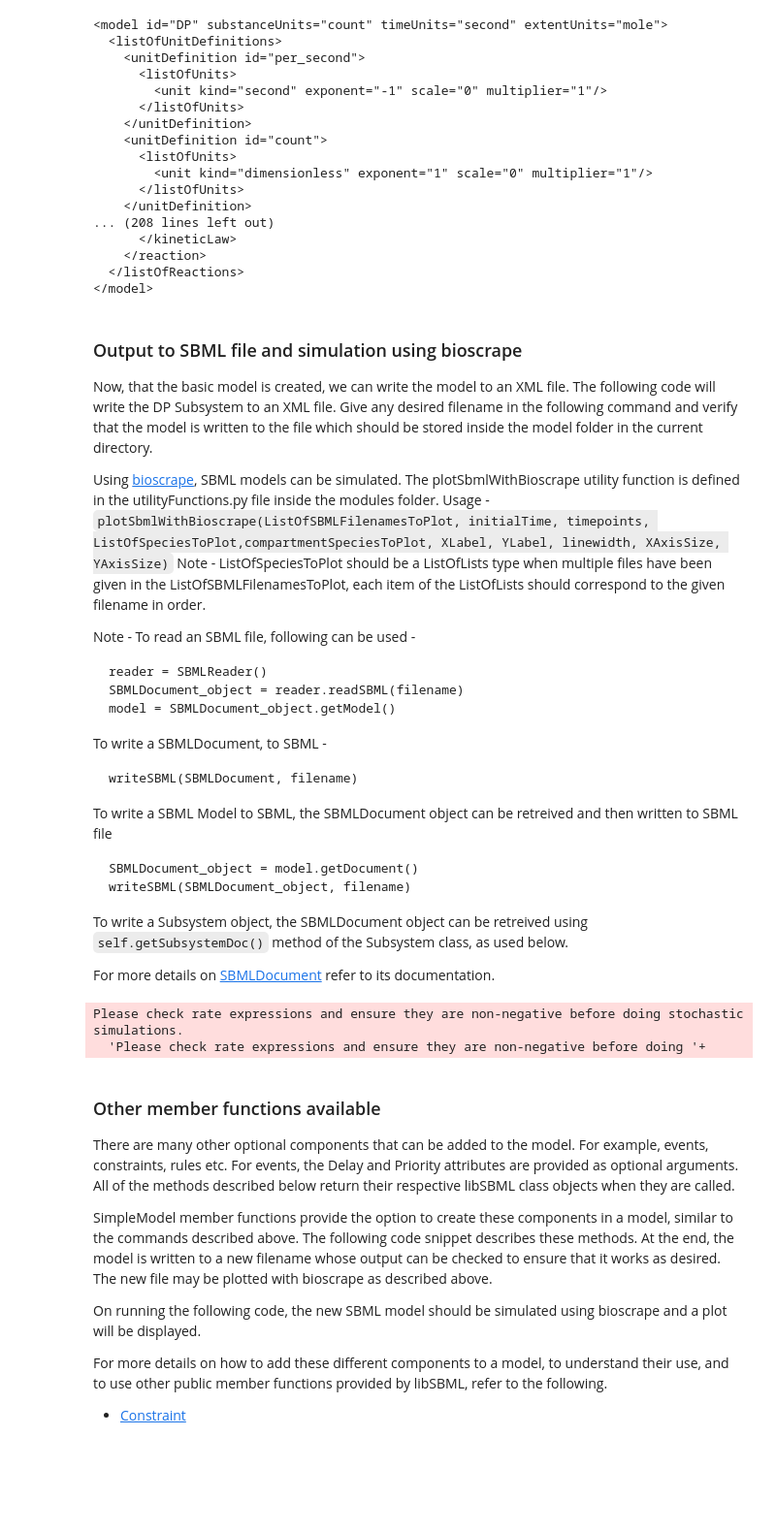
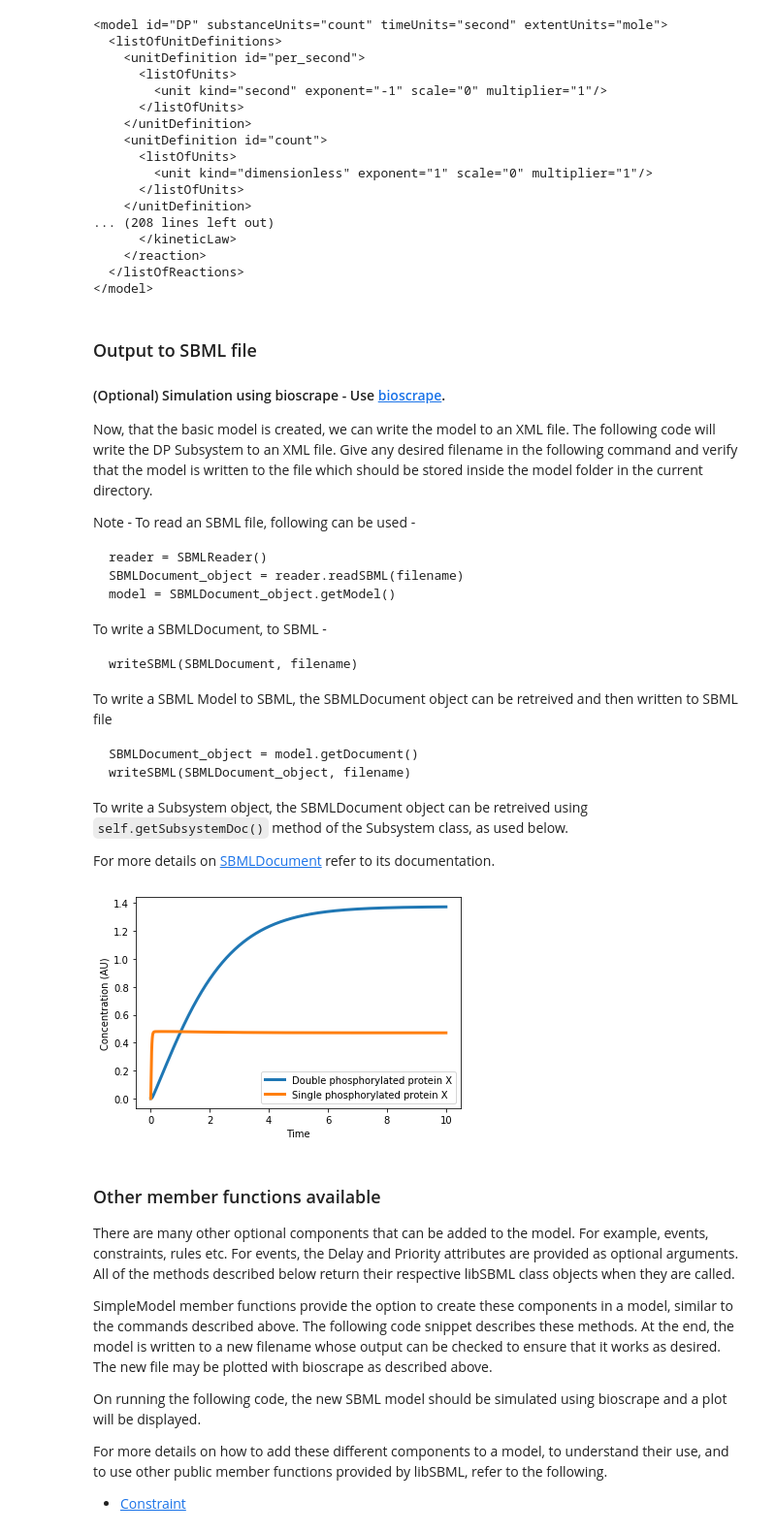
Before and after one commit to BuildACell/subsbml, a Jupyter notebook: tutorials/tutorial_modeling.ipynb, the cells around one changed output. Shown at 97% size. Cells and saved outputs as stored; diff of their text form; code cells hidden in the pictures; blank space fills up the shorter version.

````diff
--- a/tutorials/tutorial_modeling.ipynb
+++ b/tutorials/tutorial_modeling.ipynb
@@ -245,12 +268,9 @@ print(simpleModel.getModel().toSBML())
   </listOfReactions>
 </model>
 # %% [markdown]
-### Output to SBML file and simulation using bioscrape
+### Output to SBML file
+#### (Optional) Simulation using bioscrape - Use [bioscrape](https://github.com/biocircuits/bioscrape/).
 Now, that the basic model is created, we can write the model to an XML file. The following code will write the DP Subsystem to an XML file. Give any desired filename in the following command and verify that the model is written to the file which should be stored inside the model folder in the current directory.
-
-Using [bioscrape](https://github.com/ananswam/bioscrape), SBML models can be simulated. The plotSbmlWithBioscrape utility function is defined in the utilityFunctions.py file inside the modules folder. Usage -
-`plotSbmlWithBioscrape(ListOfSBMLFilenamesToPlot, initialTime, timepoints, ListOfSpeciesToPlot,compartmentSpeciesToPlot, XLabel, YLabel, linewidth, XAxisSize, YAxisSize)`
-Note - ListOfSpeciesToPlot should be a ListOfLists type when multiple files have been given in the ListOfSBMLFilenamesToPlot, each item of the ListOfLists should correspond to the given filename in order.
 
 Note - To read an SBML file, following can be used -
 ```
@@ -276,14 +296,22 @@ To write a Subsystem object, the SBMLDocument object can be retreived using `sel
 For more details on [SBMLDocument](http://sbml.org/Software/libSBML/5.13.0/docs/python-api/classlibsbml_1_1_s_b_m_l_document.html) refer to its documentation.
 # %%
 # Write to SBML file
+import numpy as np
 libsbml.writeSBML(DP.getSBMLDocument(),'models/DP.xml')
 
 # Simulate and plot using bioscrape
 timepoints = np.linspace(0, 10, 1000)
-results = DP.simulateWithBioscrape(timepoints)
+results, m = DP.simulateWithBioscrape(timepoints)
+import pylab as plt
+plt.plot(timepoints, results['X_P_P'], linewidth = 3, label = 'Double phosphorylated protein X')
+plt.plot(timepoints, results['X_P'], linewidth = 3, label = 'Single phosphorylated protein X')
+# plt.plot(timepoints, results['inP'], linewidth = 3, label = 'Protein X')
+plt.xlabel('Time')
+plt.ylabel('Concentration (AU)')
+plt.legend()
+plt.show()
 # %% [output]
-Please check rate expressions and ensure they are non-negative before doing stochastic simulations.
-  'Please check rate expressions and ensure they are non-negative before doing '+
+[figure, added]
 # %% [markdown]
 ### Other member functions available
 There are many other optional components that can be added to the model. For example, events, constraints, rules etc. For events, the Delay and Priority attributes are provided as optional arguments. All of the methods described below return their respective libSBML class objects when they are called.
````
Also changed, not shown: parts of 7 cells of this notebook, 6 other files.
